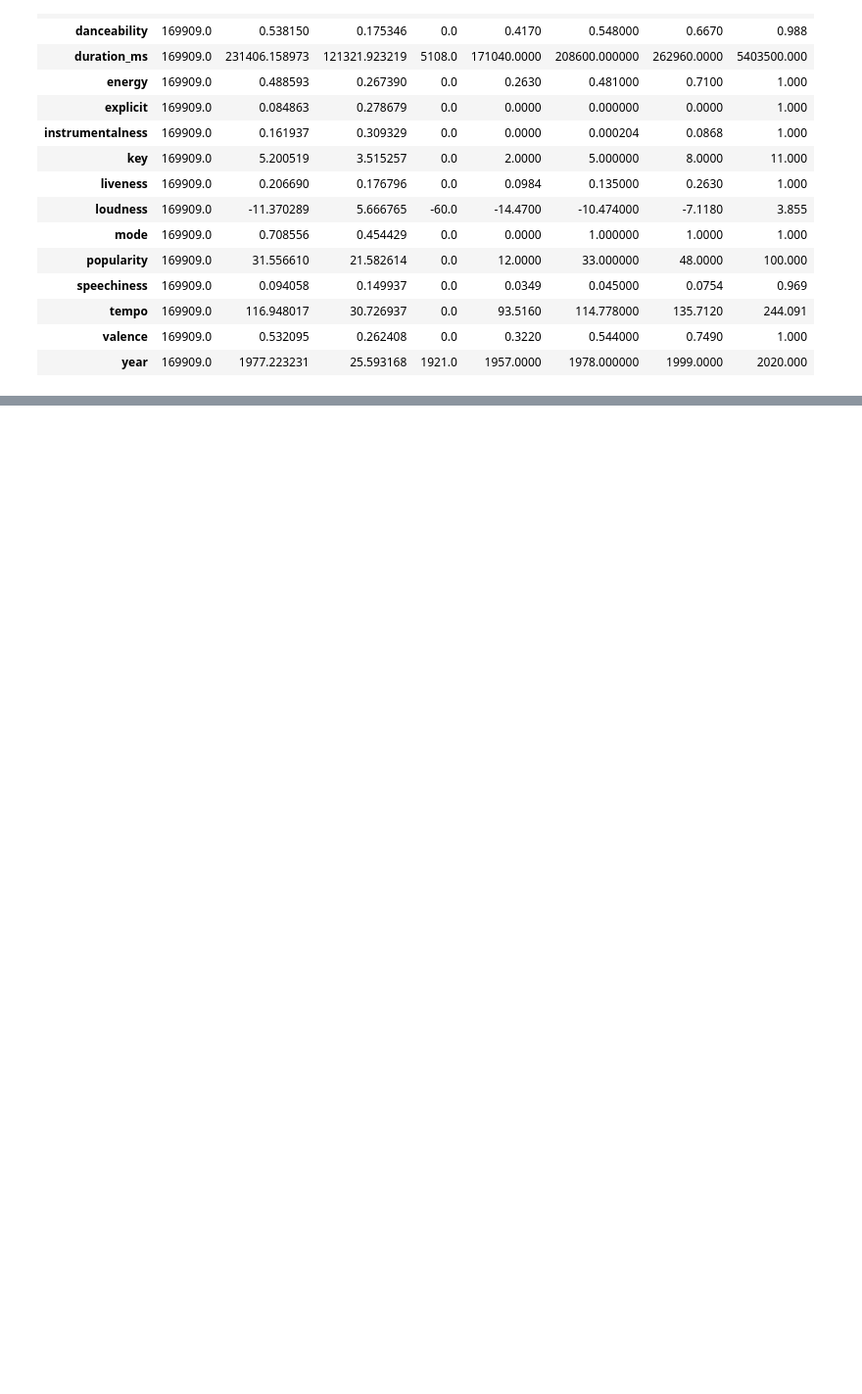
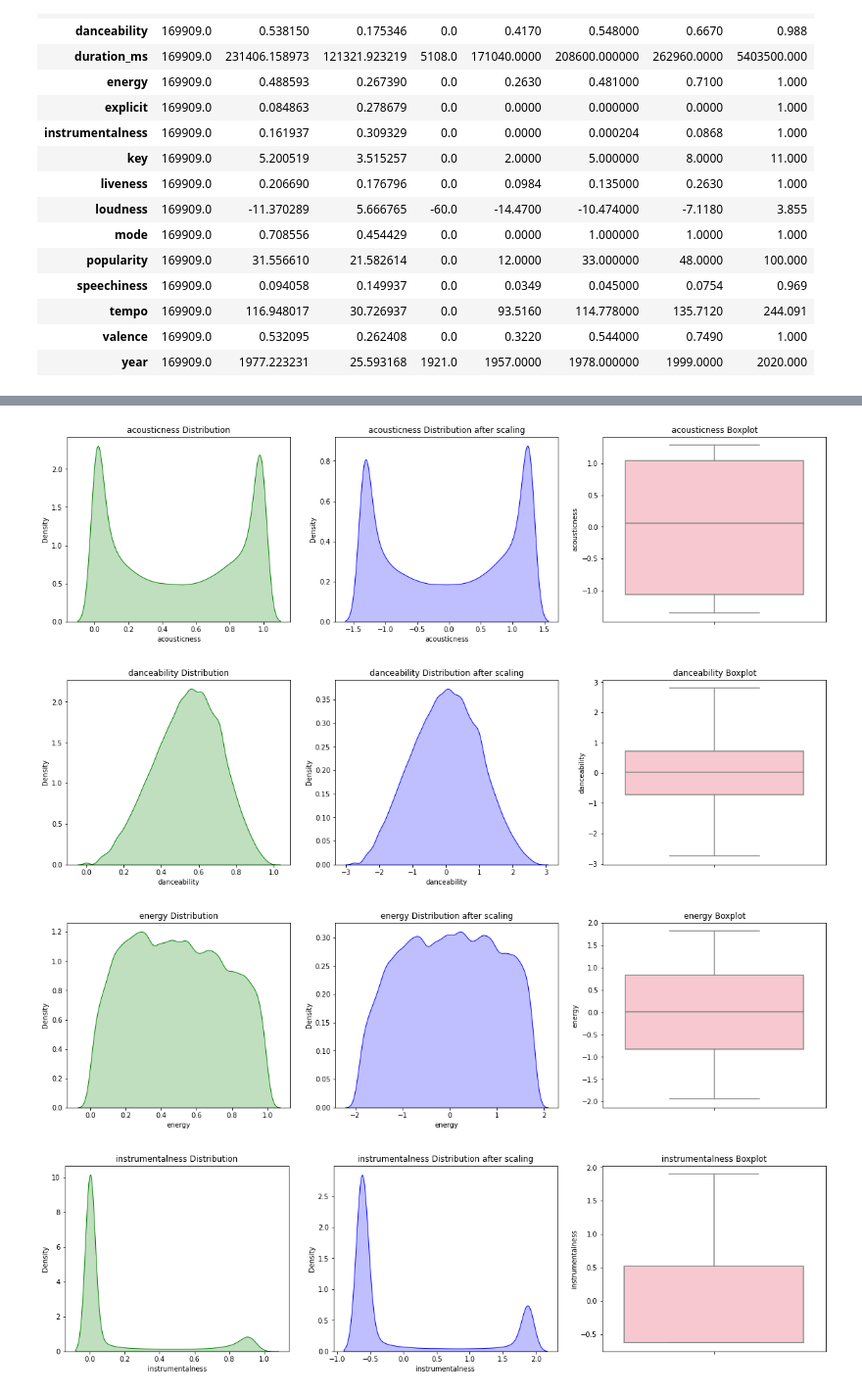
Before and after one commit to ssahu912/spotify_song_popularity_predictor, a Jupyter notebook: spotify_predictor.ipynb, the cells around one changed output, grey strips where cells are left out. Shown at 98% size. Saved outputs shown, nothing was run; the diff lists cells and outputs as text; code cells hidden in the pictures; blank space fills up the shorter version.

```diff
--- a/spotify_predictor.ipynb
+++ b/spotify_predictor.ipynb
@@ -201,0 +324,7 @@ df.describe().T
+# %%
+pt =PowerTransformer(method="yeo-johnson",standardize=True)
+# %%
+scaled_pt_float = pd.DataFrame(pt.fit_transform(df[float_cols]), columns=float_cols)
+scaled_pt_int = pd.DataFrame(pt.fit_transform(df[int_cols]), columns=int_cols)
+print(scaled_pt_float.head())
+print(scaled_pt_int.head())
@@ -201,0 +351,7 @@ df.describe().T
+# %%
+compare_via_graphs(df, float_cols,scaled_pt_float)
+# %% [output]
+[figure, added]
+[figure, added]
+[figure, added]
+[figure, added]
```
Also changed, not shown: parts of 31 cells of this notebook.
